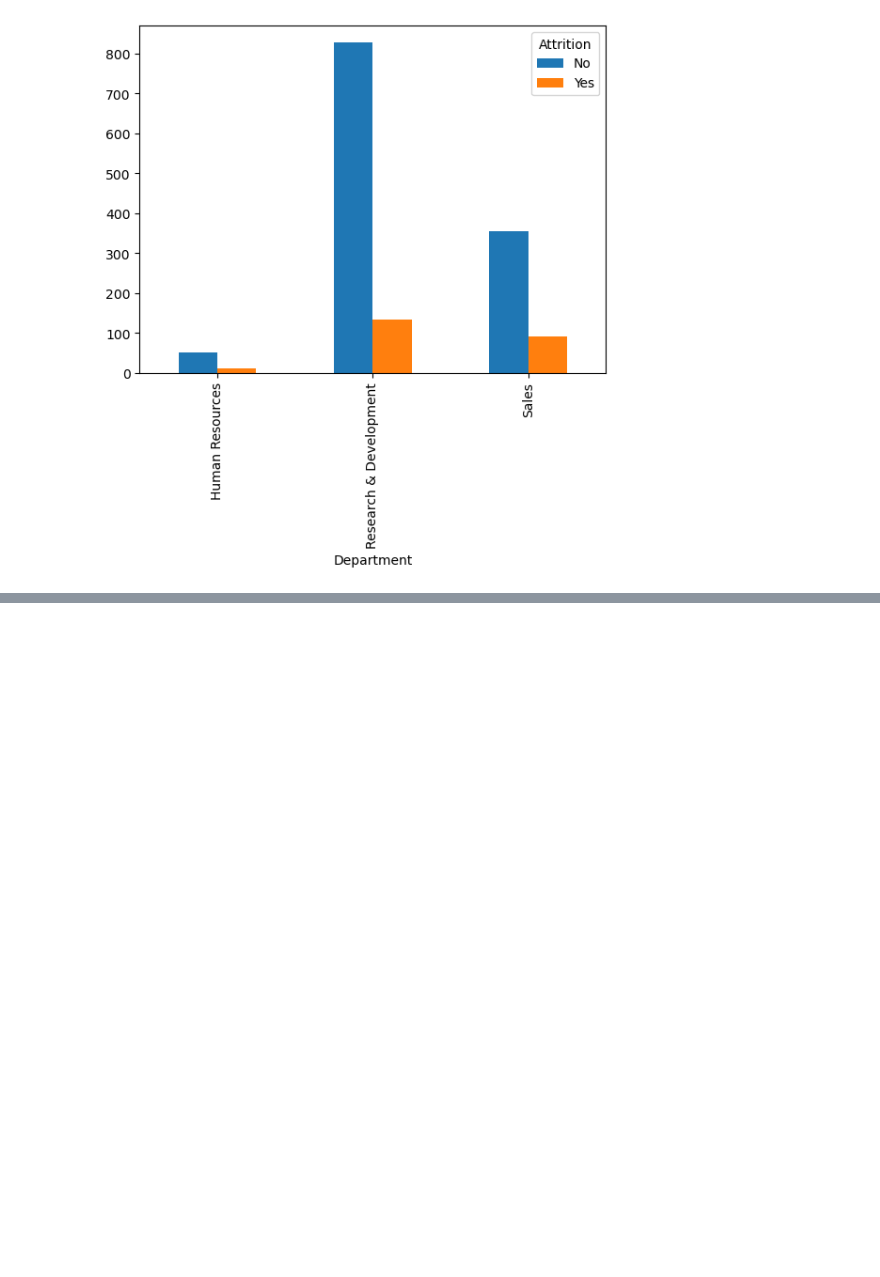
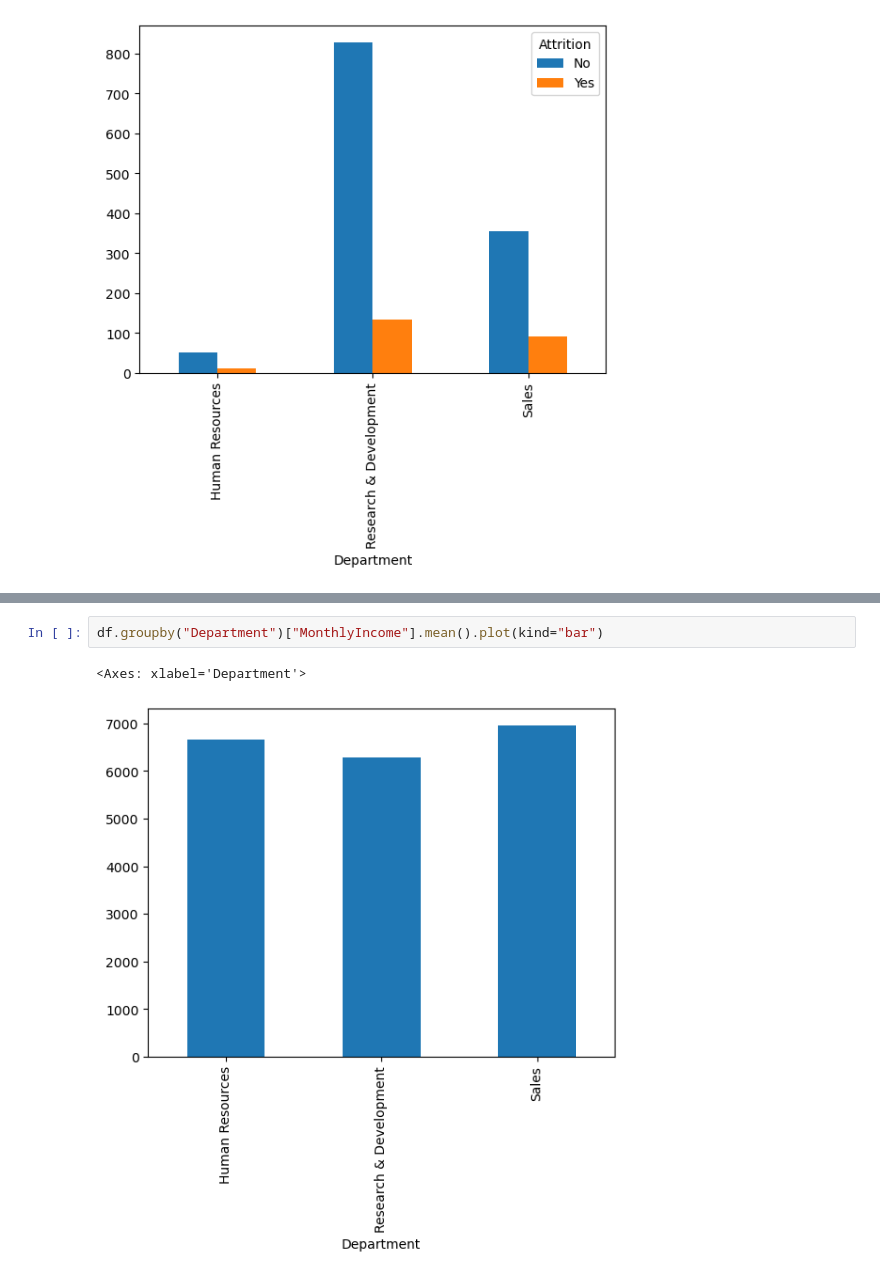
Before and after one commit to PauloViniciusR/Analise_dados, a Jupyter notebook: Proj_IBM/02_rename_columns.ipynb, the cells around one changed output, grey strips where cells are left out. Drawn from its saved outputs; the diff is of its cells as text; blank space fills up the shorter version.

```diff
--- a/Proj_IBM/02_rename_columns.ipynb
+++ b/Proj_IBM/02_rename_columns.ipynb
@@ -423,0 +432,5 @@ pd.crosstab(df["Department"], df["Attrition"]).plot(kind="bar")
+# %%
+df.groupby("Department")["MonthlyIncome"].mean().plot(kind="bar")
+# %% [output]
+<Axes: xlabel='Department'>
+[figure, added]
```
Also changed, not shown: parts of 18 cells of this notebook, 1 other file.
